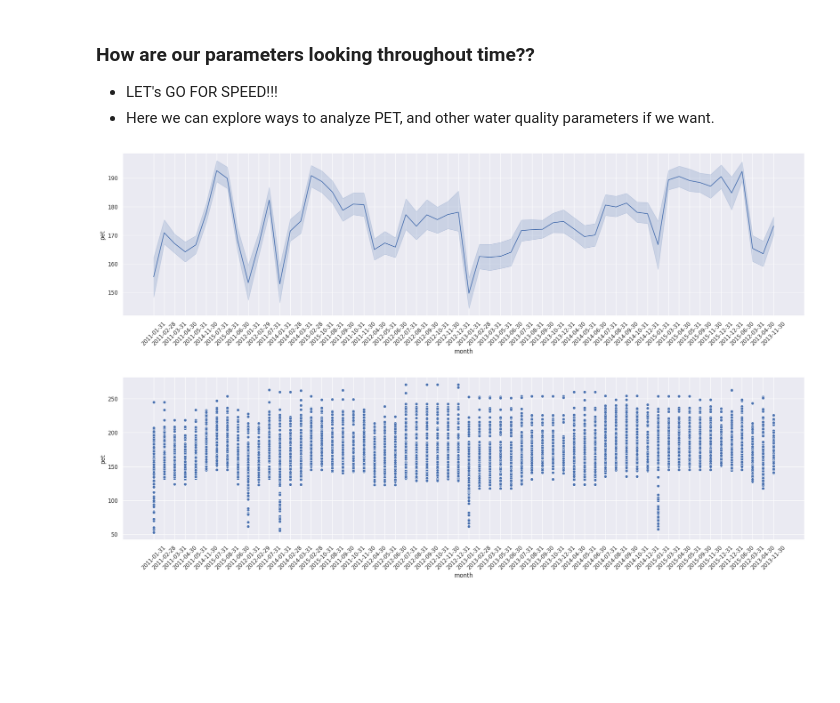
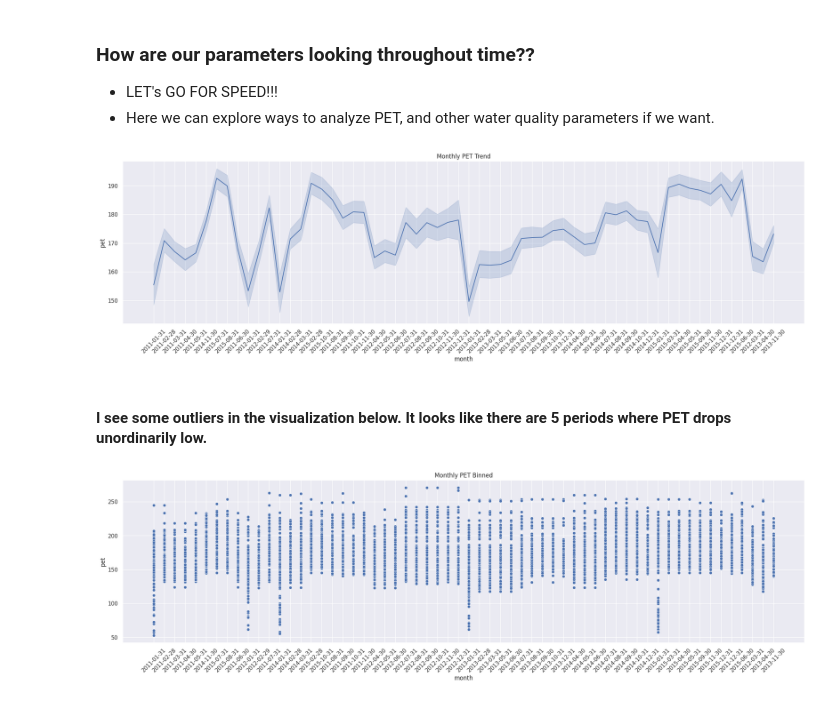
Before and after one commit to kylerod22/siads593-water-sustainability, a Jupyter notebook: 08-rjbest-sungmiki-kylerod-2026winter/src/EDA_RJ.ipynb, the cells around one changed output. Cells and saved outputs as stored; diff of their text form; code cells hidden in the pictures; blank space fills up the shorter version.

```diff
--- a/08-rjbest-sungmiki-kylerod-2026winter/src/EDA_RJ.ipynb
+++ b/08-rjbest-sungmiki-kylerod-2026winter/src/EDA_RJ.ipynb
@@ -192,15 +222,19 @@ sns.lineplot(data=gdf, x="total alkalinity", y="electrical conductance");
 # Monthly time series vs PET
 fig, ax = plt.subplots(figsize=(25, 6));
 sns.lineplot(data=gdf, x="month", y="pet")
-plt.xticks(rotation=45);
+plt.xticks(rotation=45)
+plt.title('Monthly PET Trend');
 # %% [output]
-[figure, old version]
+[figure, new version]
+# %% [markdown]
+#### I see some outliers in the visualization below. It looks like there are 5 periods where PET drops unordinarily low.
 # %%
 fig, ax = plt.subplots(figsize=(25, 6));
 sns.scatterplot(data=gdf, x="month", y="pet")
-plt.xticks(rotation=45);
+plt.xticks(rotation=45)
+plt.title('Monthly PET Binned');
 # %% [output]
-[figure, old version]
+[figure, new version]
 # %%
 gdf.columns
 # %% [output]
```
Also changed, not shown: parts of 15 cells of this notebook.
